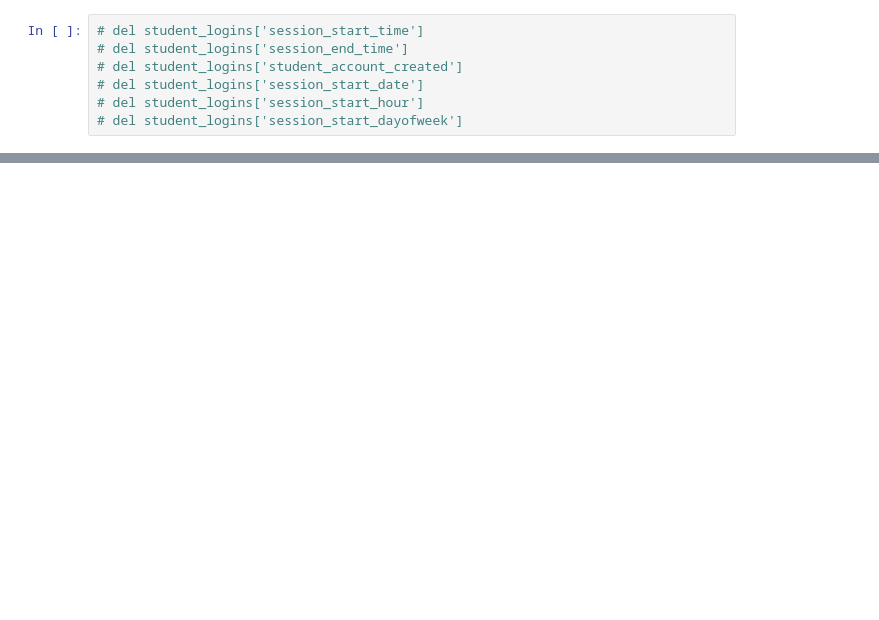
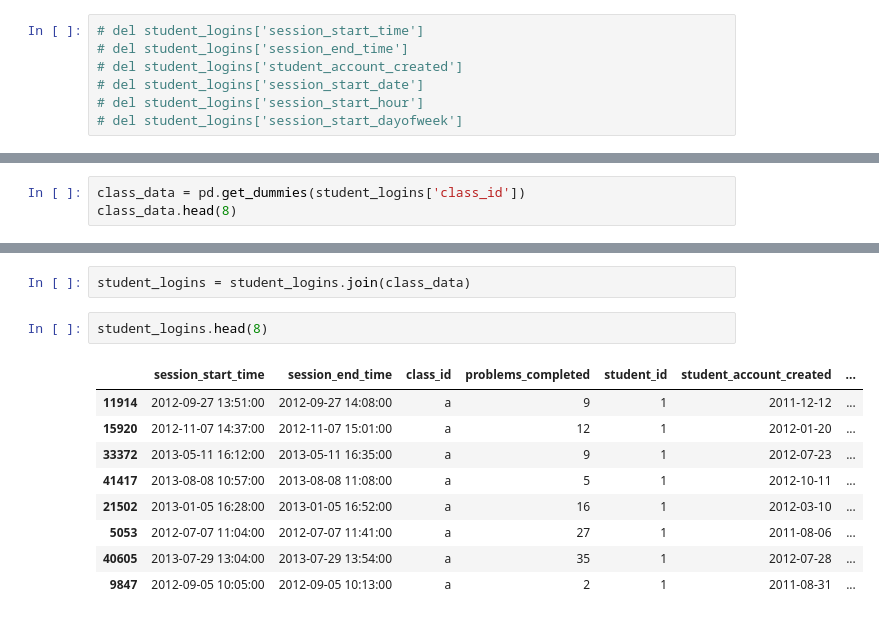
Before and after one commit to regabi/DAT_SF_10, a Jupyter notebook: Labs/Lab6/Lab6.remi.ipynb, the cells around one changed output, grey strips where cells are left out. Drawn from its saved outputs; the diff is of its cells as text; blank space fills up the shorter version.

```diff
--- a/Labs/Lab6/Lab6.remi.ipynb
+++ b/Labs/Lab6/Lab6.remi.ipynb
@@ -263,0 +362,3 @@ OLS Regression Results
+# %%
+class_data = pd.get_dummies(student_logins['class_id'])
+class_data.head(8)
@@ -263,0 +375,14 @@ OLS Regression Results
+# %%
+student_logins = student_logins.join(class_data)
+# %%
+student_logins.head(8)
+# %% [output]
+|  | session_start_time | session_end_time | class_id | problems_completed | student_id | student_account_created | ... |
+| 11914 | 2012-09-27 13:51:00 | 2012-09-27 14:08:00 | a | 9 | 1 | 2011-12-12 | ... |
+| 15920 | 2012-11-07 14:37:00 | 2012-11-07 15:01:00 | a | 12 | 1 | 2012-01-20 | ... |
+| 33372 | 2013-05-11 16:12:00 | 2013-05-11 16:35:00 | a | 9 | 1 | 2012-07-23 | ... |
+| 41417 | 2013-08-08 10:57:00 | 2013-08-08 11:08:00 | a | 5 | 1 | 2012-10-11 | ... |
+| 21502 | 2013-01-05 16:28:00 | 2013-01-05 16:52:00 | a | 16 | 1 | 2012-03-10 | ... |
+| 5053 | 2012-07-07 11:04:00 | 2012-07-07 11:41:00 | a | 27 | 1 | 2011-08-06 | ... |
+| 40605 | 2013-07-29 13:04:00 | 2013-07-29 13:54:00 | a | 35 | 1 | 2012-07-28 | ... |
+| 9847 | 2012-09-05 10:05:00 | 2012-09-05 10:13:00 | a | 2 | 1 | 2011-08-31 | ... |
```
Also changed, not shown: parts of 28 cells of this notebook.
